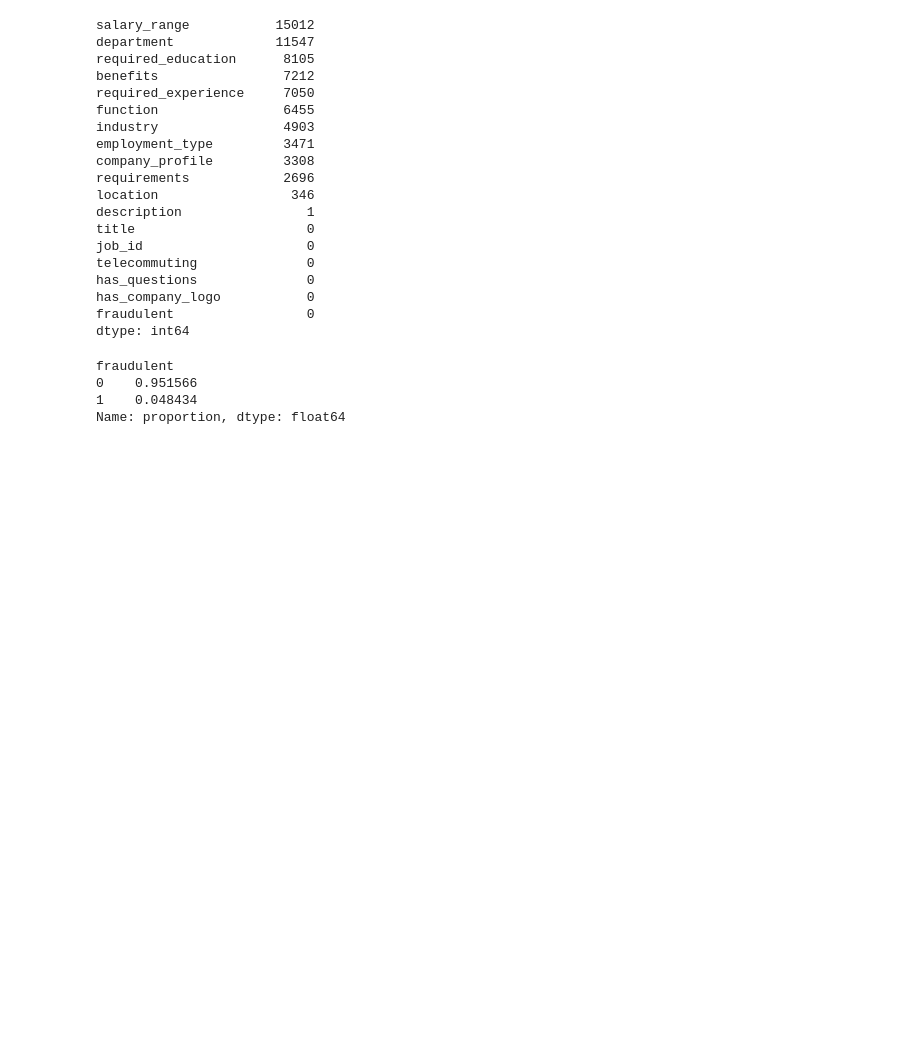
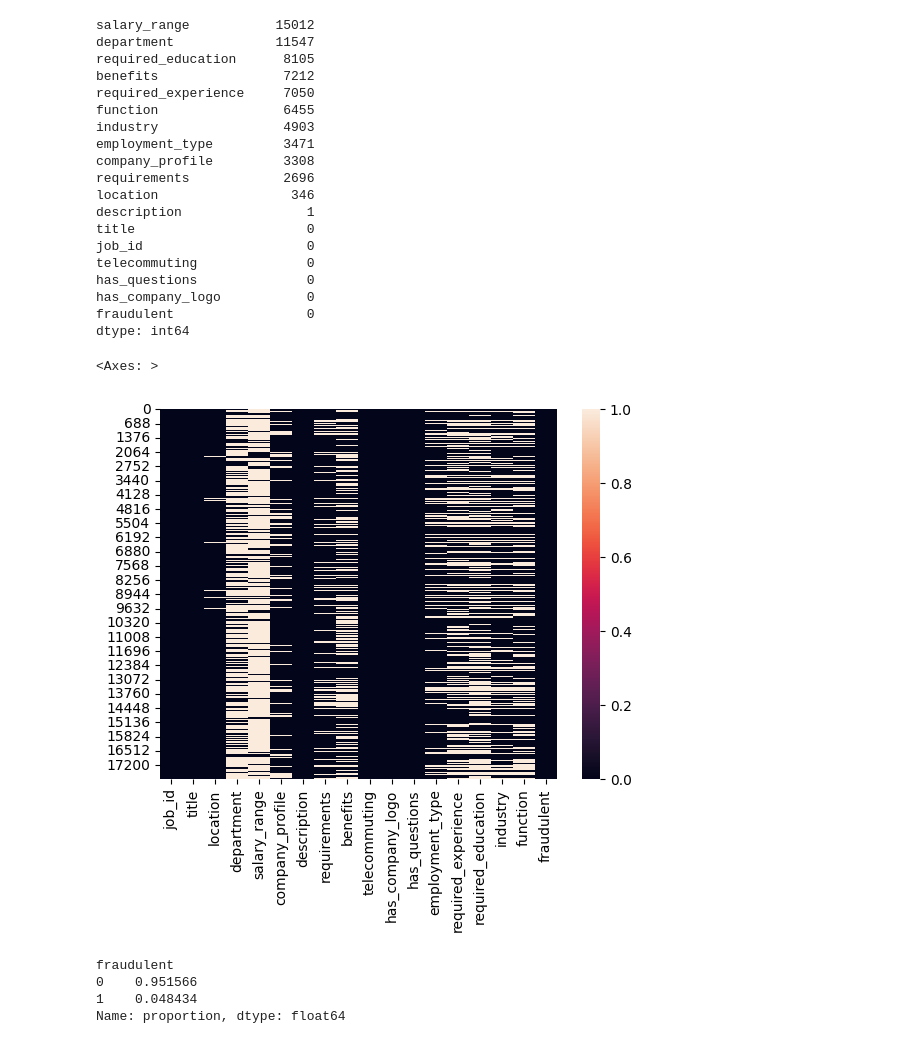
Before and after one commit to 008sajal/Data_science_workflow, a Jupyter notebook: Notebooks/eda.ipynb, the cells around one changed output. Cells and saved outputs as stored; diff of their text form; code cells hidden in the pictures; blank space fills up the shorter version.

```diff
--- a/Notebooks/eda.ipynb
+++ b/Notebooks/eda.ipynb
@@ -3,7 +3,7 @@ import pandas as pd
 import matplotlib.pyplot as plt
 import seaborn as sns
 
-filepath=r"D:\Data_Science_workflow\fake-job-classification\Data\fake_job_postings.csv"
+filepath=r"D:\Data_Science_Work\Fake_Job_Classification\Data\fake_job_postings.csv"
 df = pd.read_csv(filepath)
 df.info()
 print(df.head())
@@ -49,6 +61,11 @@ has_questions              0
 has_company_logo           0
 fraudulent                 0
 dtype: int64
+# %%
+sns.heatmap(df.isnull())
+# %% [output]
+<Axes: >
+[figure, added]
 # %%
 #check for coloumn type
 df.dtypes
```
Also changed, not shown: parts of 1 cell of this notebook, 2 other files.
